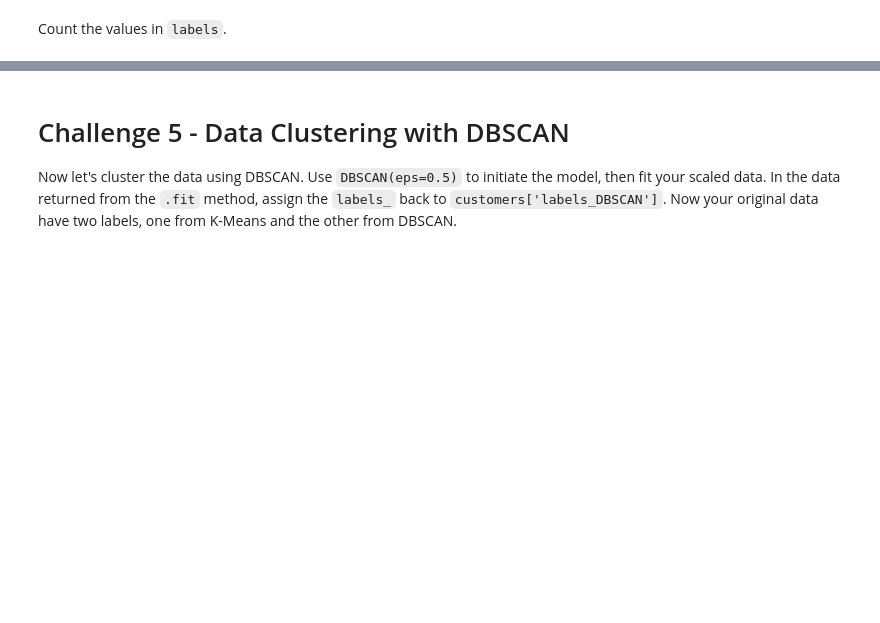
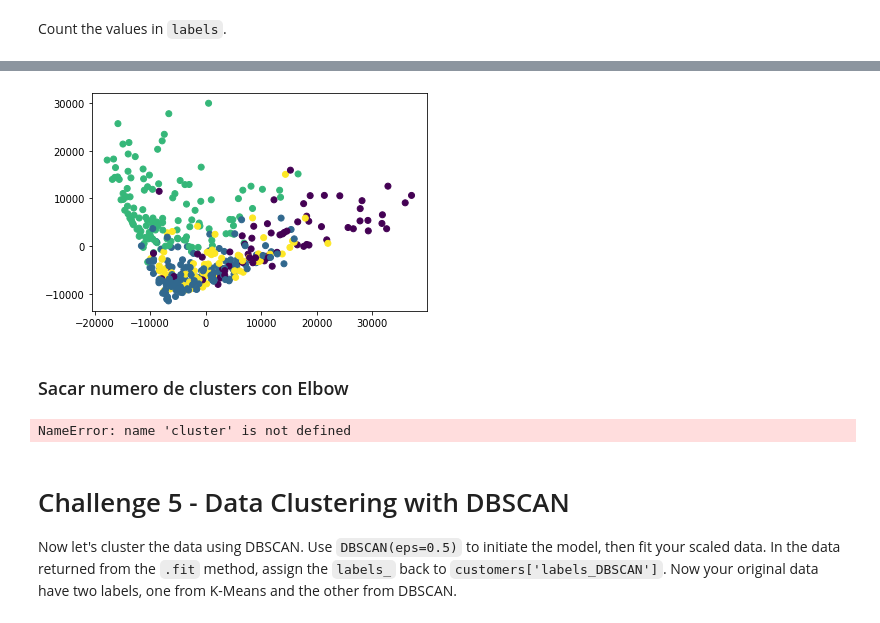
Before and after one commit to Ironhack-Data-Madrid-Mayo-2022/7.4-lab-unsupervised-learning, a Jupyter notebook: your-code/main.ipynb, the cells around one changed output, grey strips where cells are left out. Drawn from its saved outputs; the diff is of its cells as text; code cells hidden in the pictures; blank space fills up the shorter version.

```diff
--- a/your-code/main.ipynb
+++ b/your-code/main.ipynb
@@ -327,0 +393,6 @@ Count the values in `labels`.
+# %%
+pca=PCA(n_components = 2)
+
+variable_kike = pca.fit_transform(customers_pca)
+# %%
+customer_PCA = pd.DataFrame(variable_kike)
@@ -327,0 +408,7 @@ Count the values in `labels`.
+# %%
+plt.scatter(customer_PCA[0], customer_PCA[1], c=customer_out.labels)
+plt.show();
+# %% [output]
+[figure, added]
+# %% [markdown]
+### Sacar numero de clusters con Elbow
@@ -328,3 +417,7 @@ Count the values in `labels`.
+# %%
+nclusters, inercia = zip(*[(k, cluster.KMeans(n_clusters=k).fit(copia).inertia_) for k in range(1, 10)])
+# %% [output]
+NameError: name 'cluster' is not defined
 # %% [markdown]
 # Challenge 5 - Data Clustering with DBSCAN
 
```
Also changed, not shown: parts of 15 cells of this notebook.
